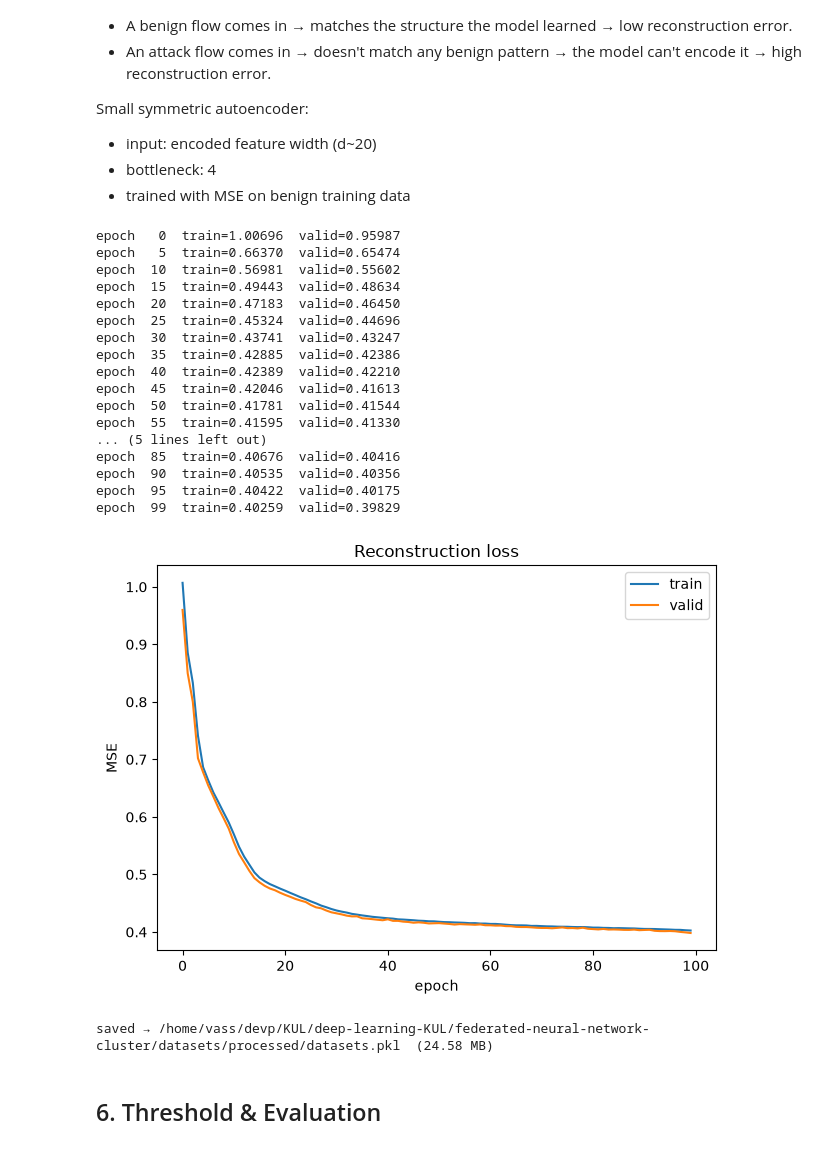
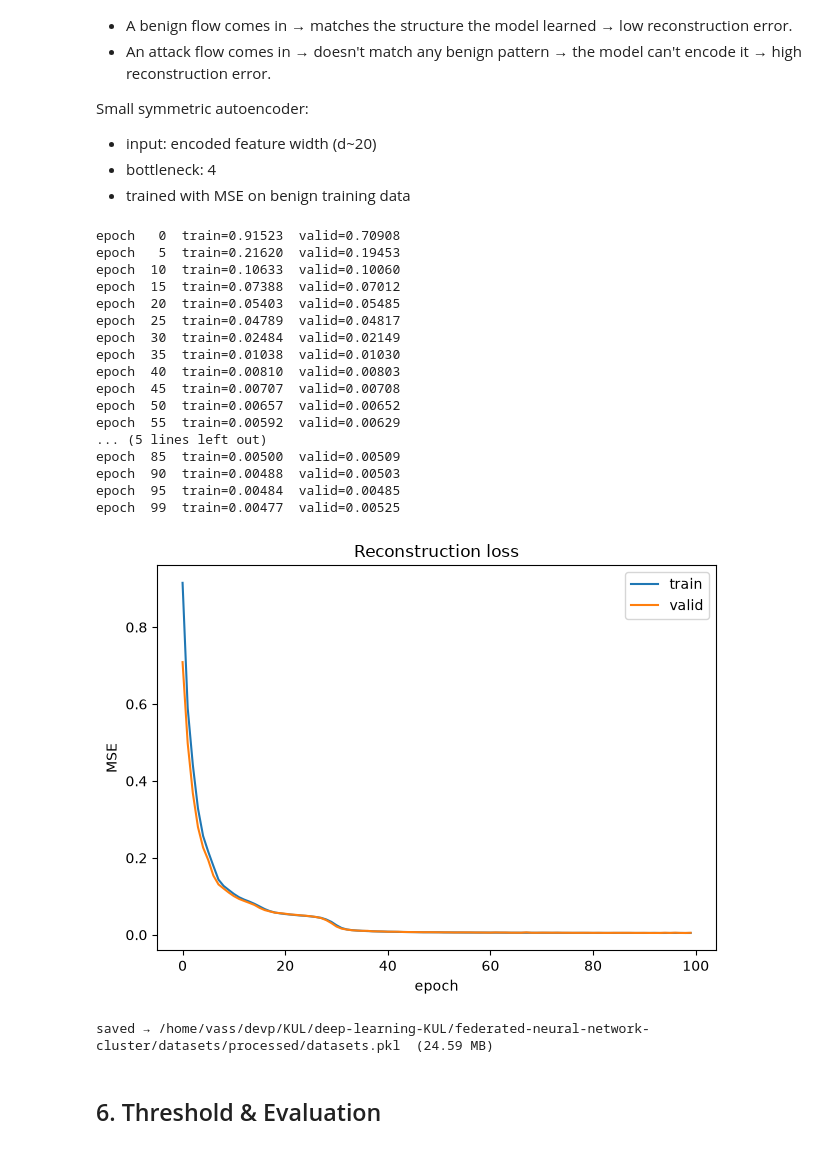
Before and after one commit to Muten-Roshi-Sama/federated-neural-network-cluster, a Jupyter notebook: notebooks/01-mendeley.ipynb, the cells around one changed output. Cells and saved outputs as stored; diff of their text form; code cells hidden in the pictures.

```diff
--- a/notebooks/01-mendeley.ipynb
+++ b/notebooks/01-mendeley.ipynb
@@ -505,16 +533,43 @@ torch.manual_seed(42)
 class Autoencoder(nn.Module):
     def __init__(self, in_dim):
         super().__init__()
+        # Bottleneck= 4
+#        self.encoder = nn.Sequential(
+#            nn.Linear(in_dim, 16), nn.ReLU(),
+#            nn.Linear(16, 8),     nn.ReLU(),
+#            nn.Linear(8, 4),      nn.ReLU(),   # wider bottleneck
+#        )
+#        self.decoder = nn.Sequential(
+#            nn.Linear(4, 8),      nn.ReLU(),
+#            nn.Linear(8, 16),     nn.ReLU(),
+#            nn.Linear(16, in_dim),
+#        )
+
+        # Bottleneck= 8
+#        self.encoder = nn.Sequential(
+#            nn.Linear(in_dim, 32), nn.ReLU(),
+#            nn.Linear(32, 16),     nn.ReLU(),
+#            nn.Linear(16, 8),      nn.ReLU(),   # wider bottleneck
+#        )
+#        self.decoder = nn.Sequential(
+#            nn.Linear(8, 16),      nn.ReLU(),
+#            nn.Linear(16, 32),     nn.ReLU(),
+#            nn.Linear(32, in_dim),
+#        )
+
+        # Bottleneck= 16
         self.encoder = nn.Sequential(
-            nn.Linear(in_dim, 16), nn.ReLU(),    # Dimension halves each step
-            nn.Linear(16, 8),      nn.ReLU(),    # forces compression
-            nn.Linear(8, 4),       nn.ReLU(),
+            nn.Linear(in_dim, 64), nn.ReLU(),
+            nn.Linear(64, 32),     nn.ReLU(),
+            nn.Linear(32, 16),      nn.ReLU(),   # wider bottleneck
         )
-        self.decoder = nn.Sequential(           # Bottleneck : 4 dimensions. 20 features squeezed into 4 numbers.
-            nn.Linear(4, 8),       nn.ReLU(),
-            nn.Linear(8, 16),      nn.ReLU(),
-            nn.Linear(16, in_dim),
+        self.decoder = nn.Sequential(
+            nn.Linear(16, 32),      nn.ReLU(),
+            nn.Linear(32, 64),     nn.ReLU(),
+            nn.Linear(64, in_dim),
         )
+
+
     def forward(self, x):
         return self.decoder(self.encoder(x))
 
@@ -554,51 +609,51 @@ for epoch in range(EPOCHS):
 
 
 
     model.eval()          # switch to inference mode
     with torch.no_grad():
         va_loss = loss_fn(model(X_va_t), X_va_t).item()  # stop building the computationnal graph
 
     # Early-stop
     hist["train"].append(tr_loss)
     hist["valid"].append(va_loss)
     if va_loss < best_val:
         best_val, best_state = va_loss, {k: v.clone() for k, v in model.state_dict().items()}
 
     if epoch % 5 == 0 or epoch == EPOCHS - 1:
         print(f"epoch {epoch:3d}  train={tr_loss:.5f}  valid={va_loss:.5f}")
 
 model.load_state_dict(best_state)   # restore best model
 
 
 # Graph
 plt.plot(hist["train"], label="train")
 plt.plot(hist["valid"], label="valid")
 plt.xlabel("epoch"); plt.ylabel("MSE"); plt.legend()
 plt.title("Reconstruction loss")
 plt.tight_layout(); plt.show()
 
 datasets["autoencoder"] = {"model_state": best_state, "in_dim": X_tr.shape[1], "hist": hist}
 save_datasets()
 # %% [output]
-epoch   0  train=1.00696  valid=0.95987
-epoch   5  train=0.66370  valid=0.65474
-epoch  10  train=0.56981  valid=0.55602
-epoch  15  train=0.49443  valid=0.48634
-epoch  20  train=0.47183  valid=0.46450
-epoch  25  train=0.45324  valid=0.44696
-epoch  30  train=0.43741  valid=0.43247
-epoch  35  train=0.42885  valid=0.42386
-epoch  40  train=0.42389  valid=0.42210
-epoch  45  train=0.42046  valid=0.41613
-epoch  50  train=0.41781  valid=0.41544
-epoch  55  train=0.41595  valid=0.41330
+epoch   0  train=0.91523  valid=0.70908
+epoch   5  train=0.21620  valid=0.19453
+epoch  10  train=0.10633  valid=0.10060
+epoch  15  train=0.07388  valid=0.07012
+epoch  20  train=0.05403  valid=0.05485
+epoch  25  train=0.04789  valid=0.04817
+epoch  30  train=0.02484  valid=0.02149
+epoch  35  train=0.01038  valid=0.01030
+epoch  40  train=0.00810  valid=0.00803
+epoch  45  train=0.00707  valid=0.00708
+epoch  50  train=0.00657  valid=0.00652
+epoch  55  train=0.00592  valid=0.00629
 ... (5 lines left out)
-epoch  85  train=0.40676  valid=0.40416
-epoch  90  train=0.40535  valid=0.40356
-epoch  95  train=0.40422  valid=0.40175
-epoch  99  train=0.40259  valid=0.39829
+epoch  85  train=0.00500  valid=0.00509
+epoch  90  train=0.00488  valid=0.00503
+epoch  95  train=0.00484  valid=0.00485
+epoch  99  train=0.00477  valid=0.00525
-[figure, old version]
+[figure, new version]
-saved → /home/vass/devp/KUL/deep-learning-KUL/federated-neural-network-cluster/datasets/processed/datasets.pkl  (24.58 MB)
+saved → /home/vass/devp/KUL/deep-learning-KUL/federated-neural-network-cluster/datasets/processed/datasets.pkl  (24.59 MB)
 # %% [markdown]
 ## 6. Threshold & Evaluation
 # %% [markdown]
```
Also changed, not shown: parts of 23 cells of this notebook, 2 other files.
